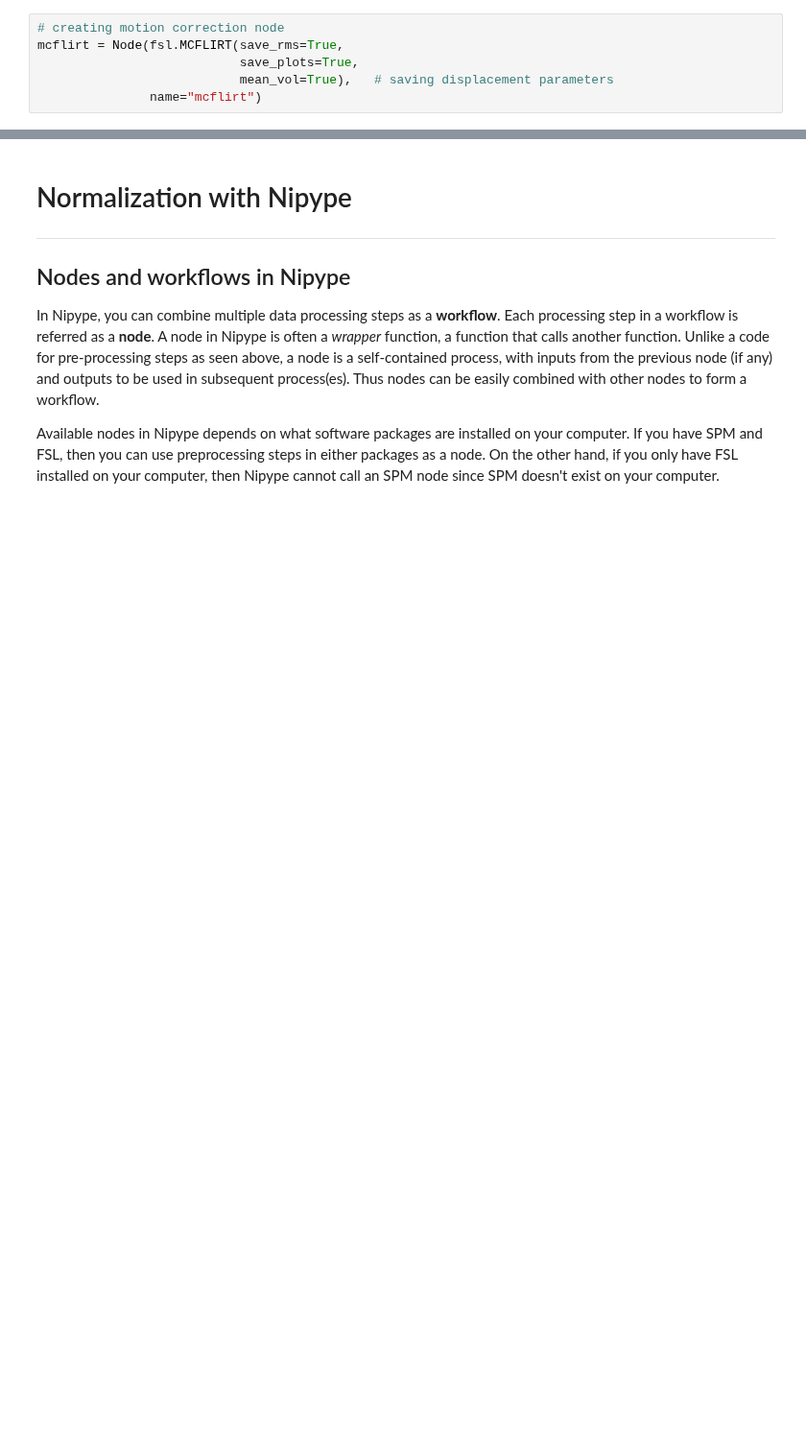
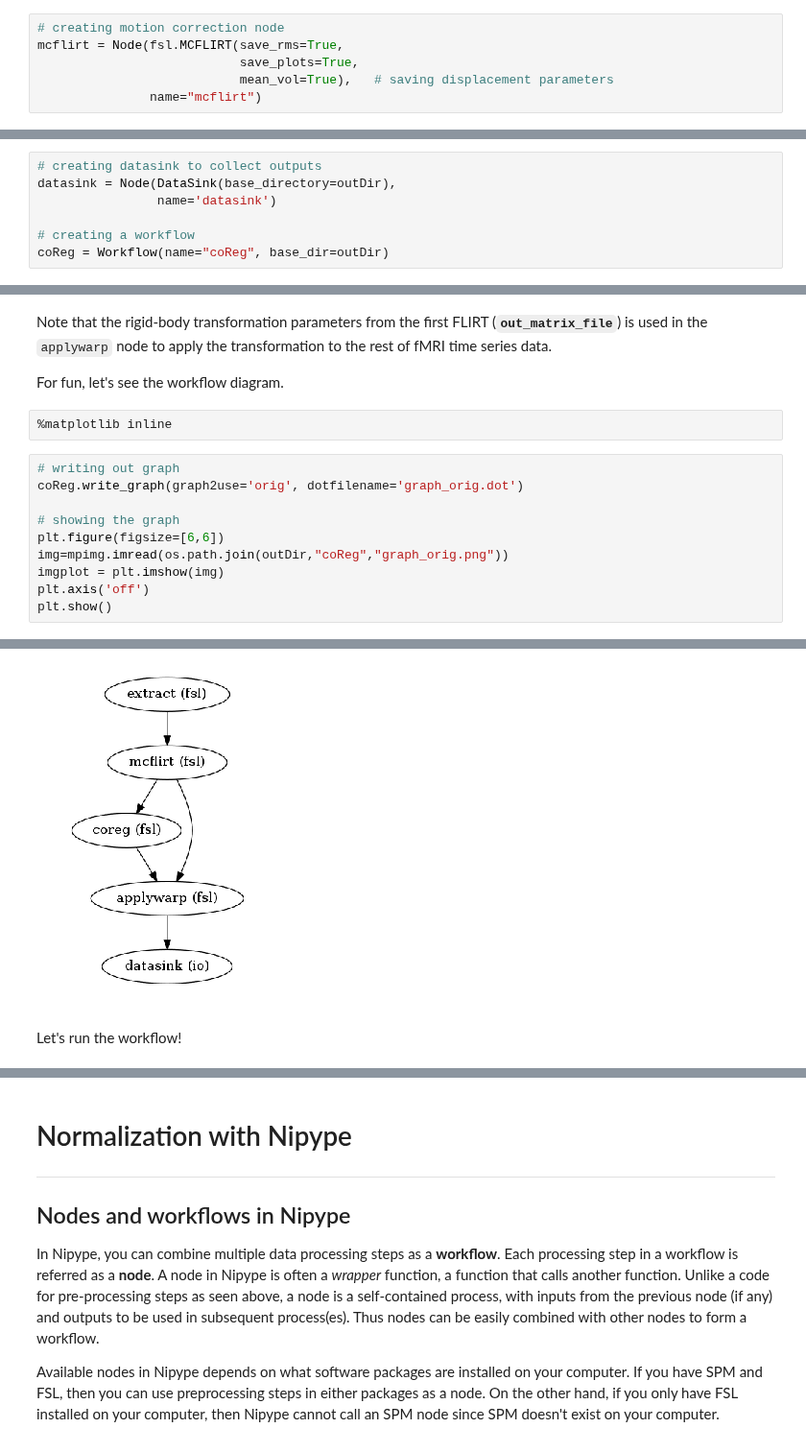
Before and after one commit to sathayas/JupyterfMRIFall2019, a Jupyter notebook: Normalization.ipynb, the cells around one changed output, grey strips where cells are left out. Shown at 96% size. Cells and saved outputs as stored; diff of their text form; blank space fills up the shorter version.

Commit message:
Co-reg visualization done

```diff
--- a/Normalization.ipynb
+++ b/Normalization.ipynb
@@ -195,0 +223,7 @@ mcflirt = Node(fsl.MCFLIRT(save_rms=True,
+# %%
+# creating datasink to collect outputs
+datasink = Node(DataSink(base_directory=outDir),
+                name='datasink')
+
+# creating a workflow
+coReg = Workflow(name="coReg", base_dir=outDir)
@@ -195,0 +249,17 @@ mcflirt = Node(fsl.MCFLIRT(save_rms=True,
+# %% [markdown]
+Note that the rigid-body transformation parameters from the first FLIRT (**`out_matrix_file`**) is used in the `applywarp` node to apply the transformation to the rest of fMRI time series data.
+
+For fun, let's see the workflow diagram.
+# %%
+%matplotlib inline
+# %%
+# writing out graph
+coReg.write_graph(graph2use='orig', dotfilename='graph_orig.dot')
+
+# showing the graph
+plt.figure(figsize=[6,6])
+img=mpimg.imread(os.path.join(outDir,"coReg","graph_orig.png"))
+imgplot = plt.imshow(img)
+plt.axis('off')
+plt.show()
+# %% [output]
@@ -195,0 +268,3 @@ mcflirt = Node(fsl.MCFLIRT(save_rms=True,
+[figure, added]
+# %% [markdown]
+Let's run the workflow!
```
Also changed, not shown: parts of 17 cells of this notebook.
